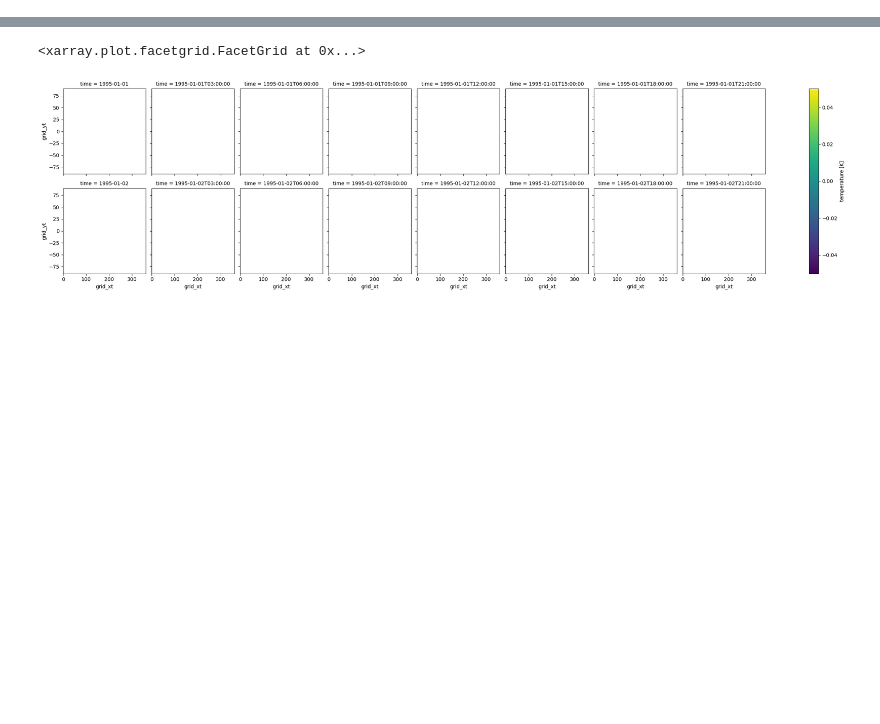
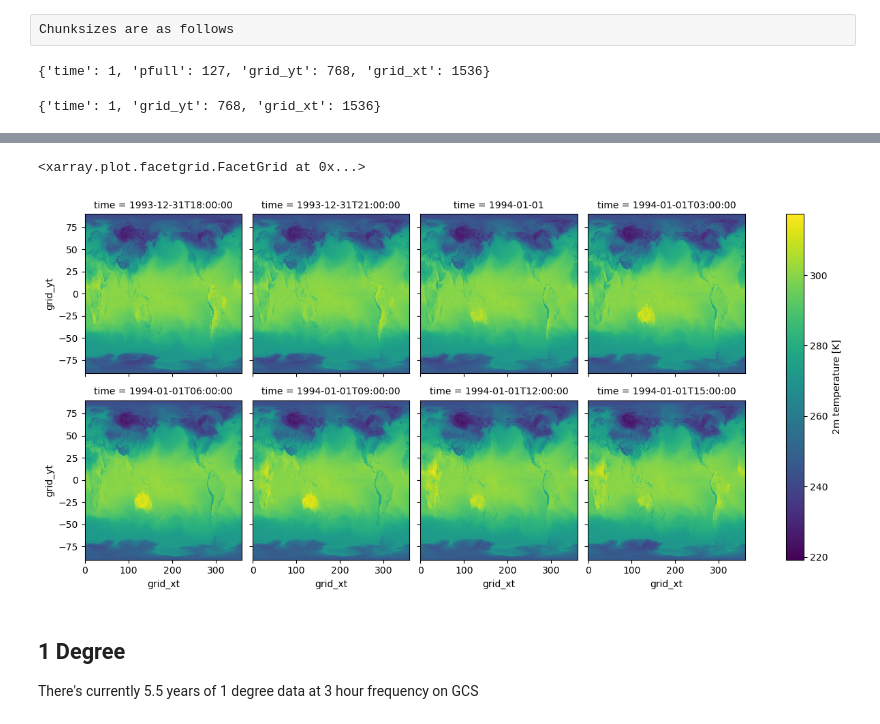
Before and after one commit to timothyas/ufn, a Jupyter notebook: notebooks/read_replay_gcs.ipynb, the cells around one changed output, grey strips where cells are left out. Cells and saved outputs as stored; diff of their text form; code cells hidden in the pictures; blank space fills up the shorter version.

```diff
--- a/notebooks/read_replay_gcs.ipynb
+++ b/notebooks/read_replay_gcs.ipynb
@@ -5,6 +11,5 @@ import xarray as xr
 # %%
-%%time
 ds = xr.open_zarr(
-    "gcs://noaa-ufs-gefsv13replay/ufs-hr1/1.00-degree/03h-freq/zarr/fv3.zarr",
+    "gcs://noaa-ufs-gefsv13replay/ufs-hr1/0.25-degree/03h-freq/zarr-1year/fv3.zarr",
     storage_options={"token": "anon"},
 )
@@ -14,4 +88,16 @@ Wall time: 1.13 s
+# %% [raw]
+Chunksizes are as follows
+# %%
+# 3D variables ~600 MB
+ds.tmp.encoding["preferred_chunks"]
+# %% [output]
+{'time': 1, 'pfull': 127, 'grid_yt': 768, 'grid_xt': 1536}
+# %%
+# 2D variables ~4 MB
+ds.tmp2m.encoding["preferred_chunks"]
+# %% [output]
+{'time': 1, 'grid_yt': 768, 'grid_xt': 1536}
 # %%
 %%time
-ds.tmp.isel(pfull=-1).sel(time=slice("1995-01-01", "1995-01-02")).plot(col="time", col_wrap=8)
+ds.tmp2m.isel(time=slice(8)).plot(col="time", col_wrap=4)
 # %% [output]
@@ -20,2 +106,6 @@ Wall time: 1.23 s
 <xarray.plot.facetgrid.FacetGrid at 0x...>
-[figure, old version]
+[figure, new version]
+# %% [markdown]
+## 1 Degree
+
+There's currently 5.5 years of 1 degree data at 3 hour frequency on GCS
```
Also changed, not shown: parts of 14 cells of this notebook.
